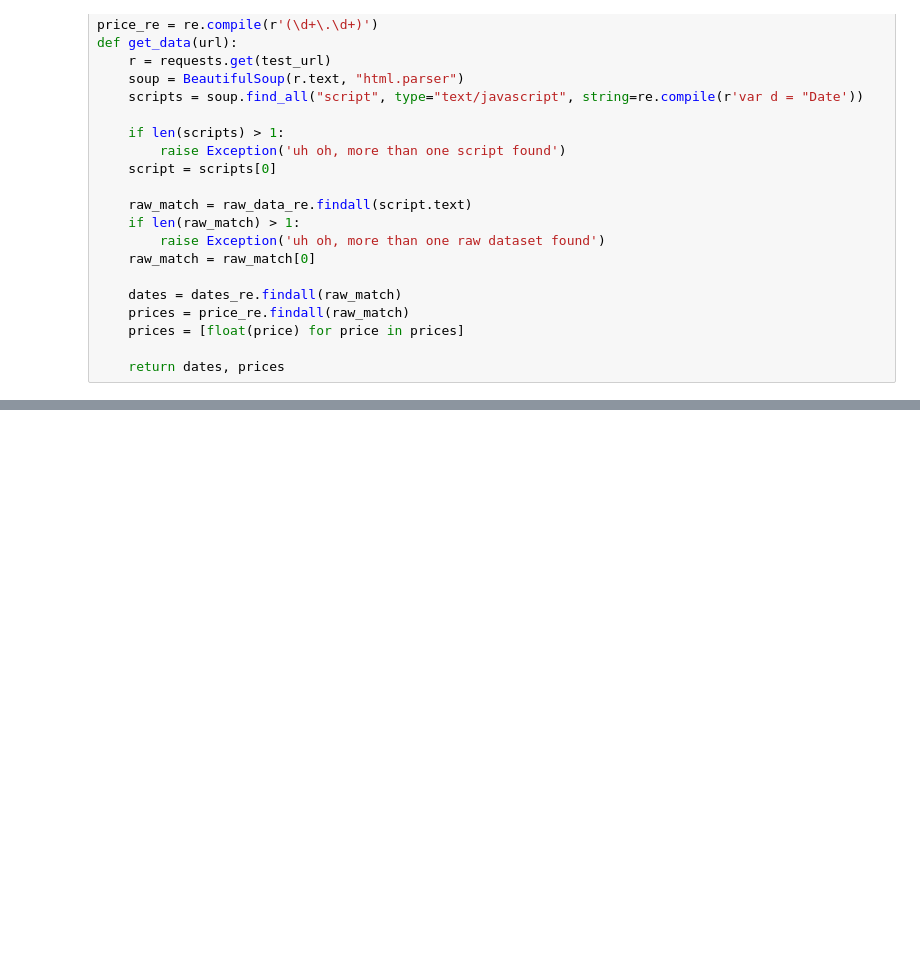
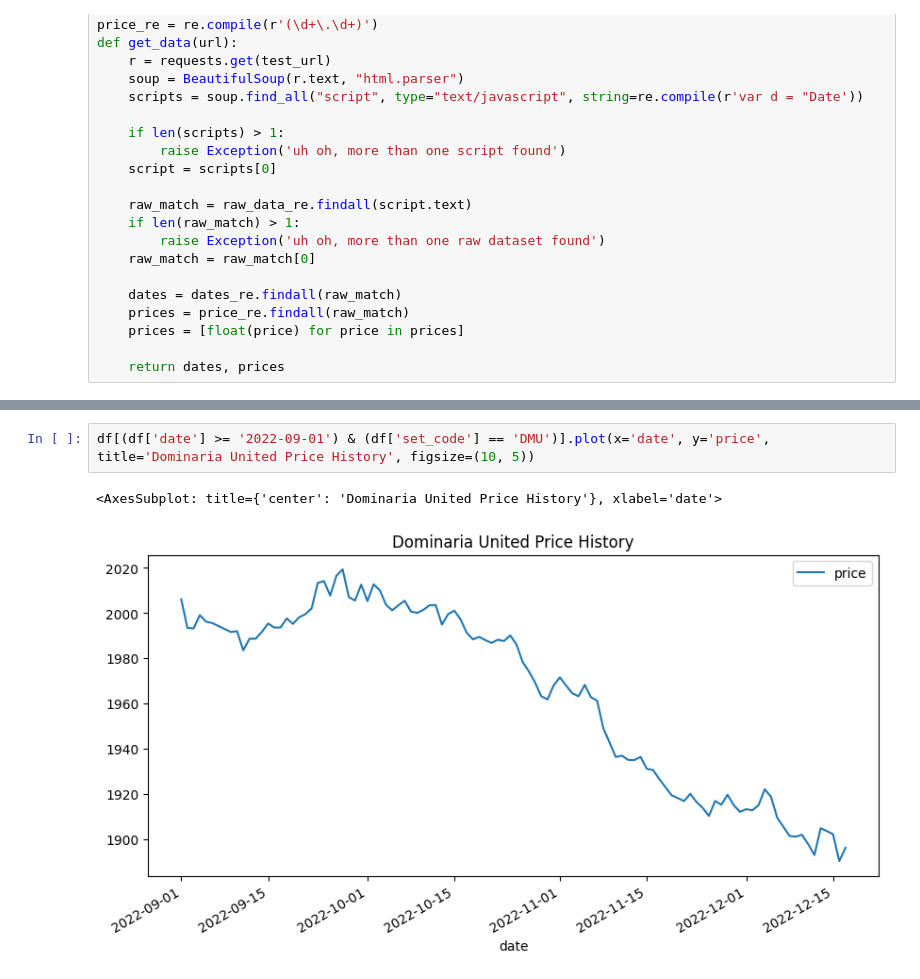
Before and after one commit to edwardpk94/mtg_price_history, a Jupyter notebook: EDA.ipynb, the cells around one changed output, grey strips where cells are left out. Drawn from its saved outputs; the diff is of its cells as text; blank space fills up the shorter version.

```diff
--- a/EDA.ipynb
+++ b/EDA.ipynb
@@ -100,0 +202,5 @@ df
+# %%
+df[(df['date'] >= '2022-09-01') & (df['set_code'] == 'DMU')].plot(x='date', y='price', title='Dominaria United Price History', figsize=(10, 5))
+# %% [output]
+<AxesSubplot: title={'center': 'Dominaria United Price History'}, xlabel='date'>
+[figure, added]
```
Also changed, not shown: parts of 9 cells of this notebook.
